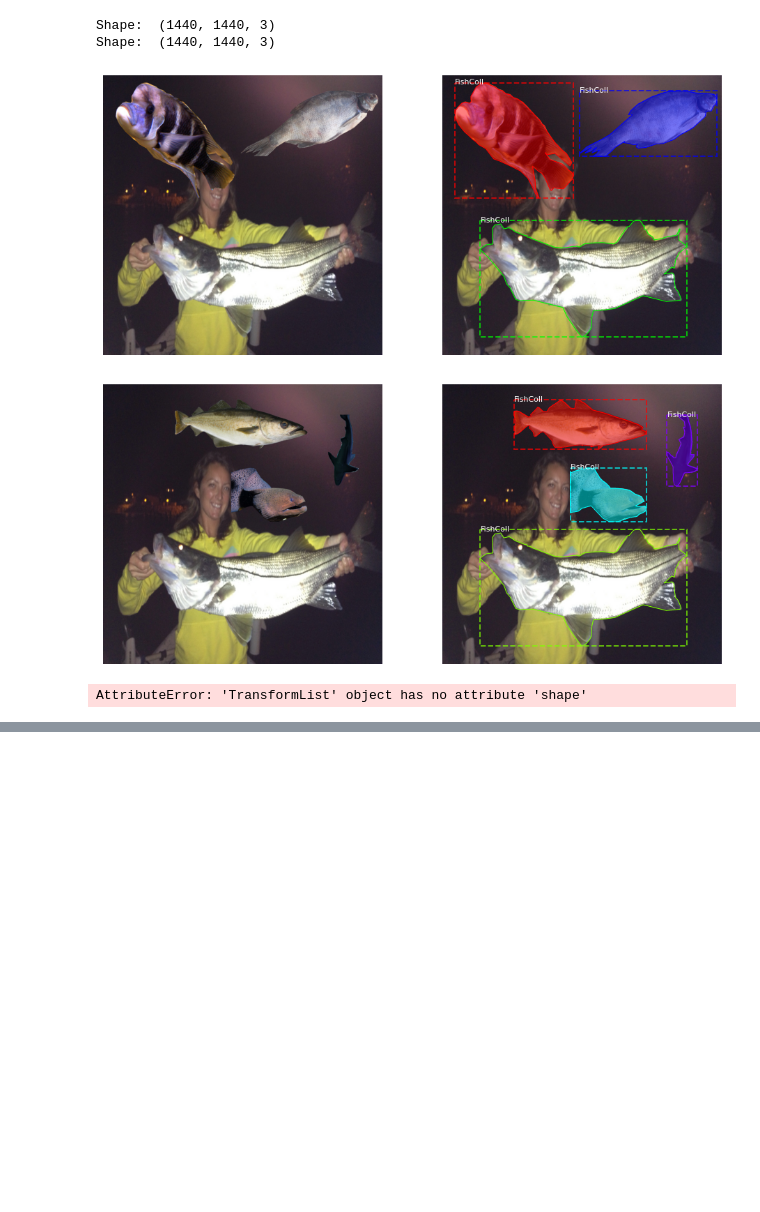
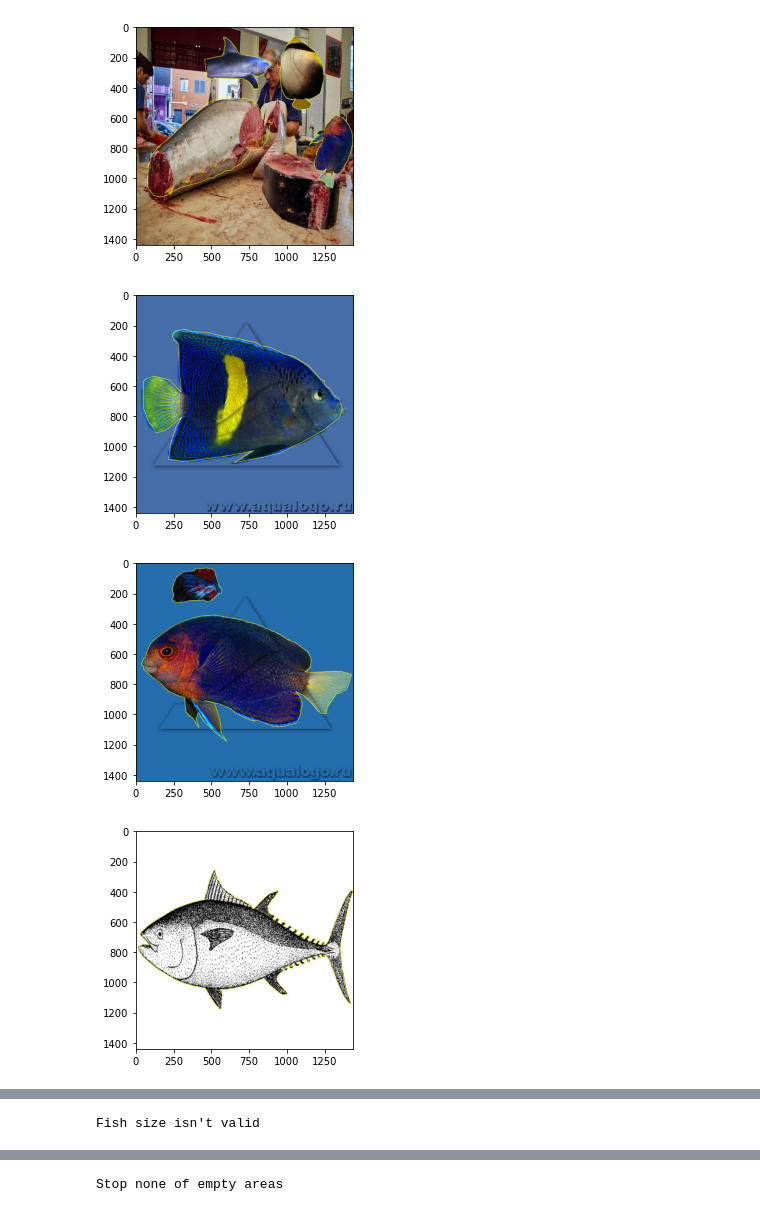
Before and after one commit to fishial/fish-identification, a Jupyter notebook: Copy-Paste-aug-custom.ipynb, the cells around one changed output, grey strips where cells are left out. Saved outputs shown, nothing was run; the diff lists cells and outputs as text; code cells hidden in the pictures; blank space fills up the shorter version.

Commit message:
added analise script and chagen copy-paste augumentation alghoritm

```diff
--- a/Copy-Paste-aug-custom.ipynb
+++ b/Copy-Paste-aug-custom.ipynb
@@ -350,4 +379,4 @@ def apply_copy_paste_aug(target_instance, data_valid_paste):
 # %%
-dataset = get_dataset_dicts('data/cache', 'Test', json_file="data/export.json")
+dataset = get_dataset_dicts('FishialReaserch/datasets/fishial_collection/cache', 'Test', json_file="FishialReaserch/datasets/fishial_collection/export.json")
 data_valid_ann = get_copy_paste_instance(dataset)
 # %% [output]
@@ -371,36 +384,25 @@ Left: 1
-# %%
-for indices in range(2):
-    if len(dataset[indices]['annotations']) > 1:
-        print("skip")
-        continue
-    img_data = apply_copy_paste_aug(dataset[0], data_valid_ann)
-
-    f, ax = plt.subplots(1, 2, figsize=(16, 16))
-    image = img_data['image']
-    print("Shape: ", image.shape)
-
-    masks = img_data['masks']
-    bboxes = img_data['bboxes']
-#     for i in masks:
-#         plt.imshow(i)
-#         plt.show()
-#         print("Shape mask: ", i.shape)
-
-    empty = np.array([])
-    display_instances(image, empty, empty, empty, empty, show_mask=True, show_bbox=True, ax=ax[0])
-
-    if len(bboxes) > 0:
-        boxes = np.stack([b[:4] for b in bboxes], axis=0)
-        box_classes = np.array([b[-2] for b in bboxes])
-        mask_indices = np.array([b[-1] for b in bboxes])
-        show_masks = np.stack(masks, axis=-1)[..., mask_indices]
-        display_instances(image, boxes, show_masks, box_classes, "FishColl", show_bbox=True, ax=ax[1])
-# %% [output]
-Shape:  (1440, 1440, 3)
-Shape:  (1440, 1440, 3)
-[figure, removed]
-[figure, removed]
-# %%
-transforms.shape
-# %% [output]
-AttributeError: 'TransformList' object has no attribute 'shape'
+# %%
+for indices in range(20):
+    if len(dataset[indices]['annotations']) > 1:
+        continue
+    img_data = apply_copy_paste_aug(dataset[indices], data_valid_ann)
+
+    image = img_data['image']
+    segmentation = img_data['segmentation']
+    for i in segmentation:
+        coco_poly = []
+        for pts in i:
+            coco_poly.append(pts[0])
+            coco_poly.append(pts[1])
+        color = (255, 255, 0)
+        # Line thickness of 2 px
+        thickness = 2
+        image = cv2.polylines(image, [np.array(i)],
+                              True, color, thickness)
+    plt.imshow(image)
+    plt.show()
+# %% [output]
+[figure, added]
+[figure, added]
+[figure, added]
+[figure, added]
@@ -406,0 +410 @@ AttributeError: 'TransformList' object has no attribute 'shape'
+Fish size isn't valid
@@ -406,0 +412 @@ AttributeError: 'TransformList' object has no attribute 'shape'
+Stop none of empty areas
```
Also changed, not shown: parts of 6 cells of this notebook, 10 other files.
